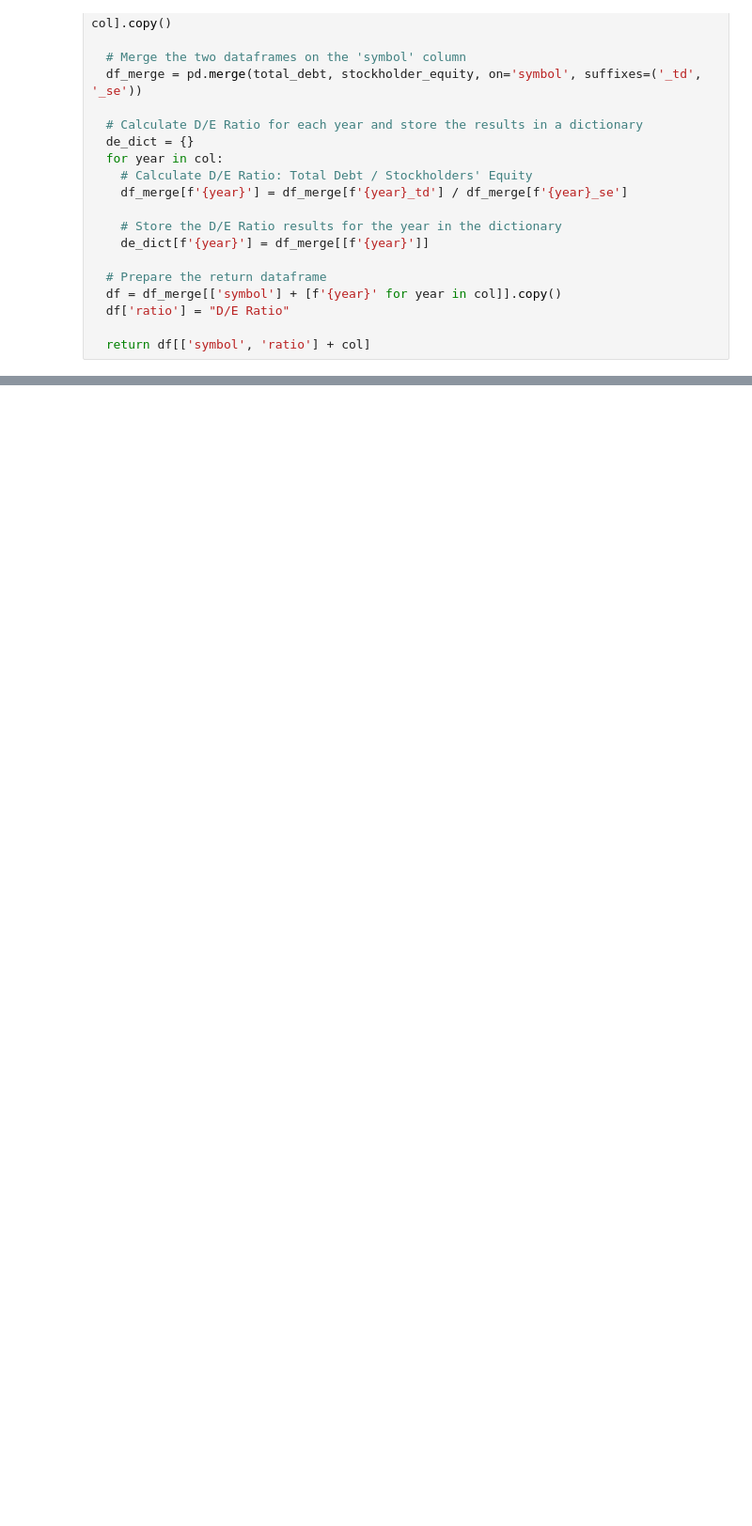
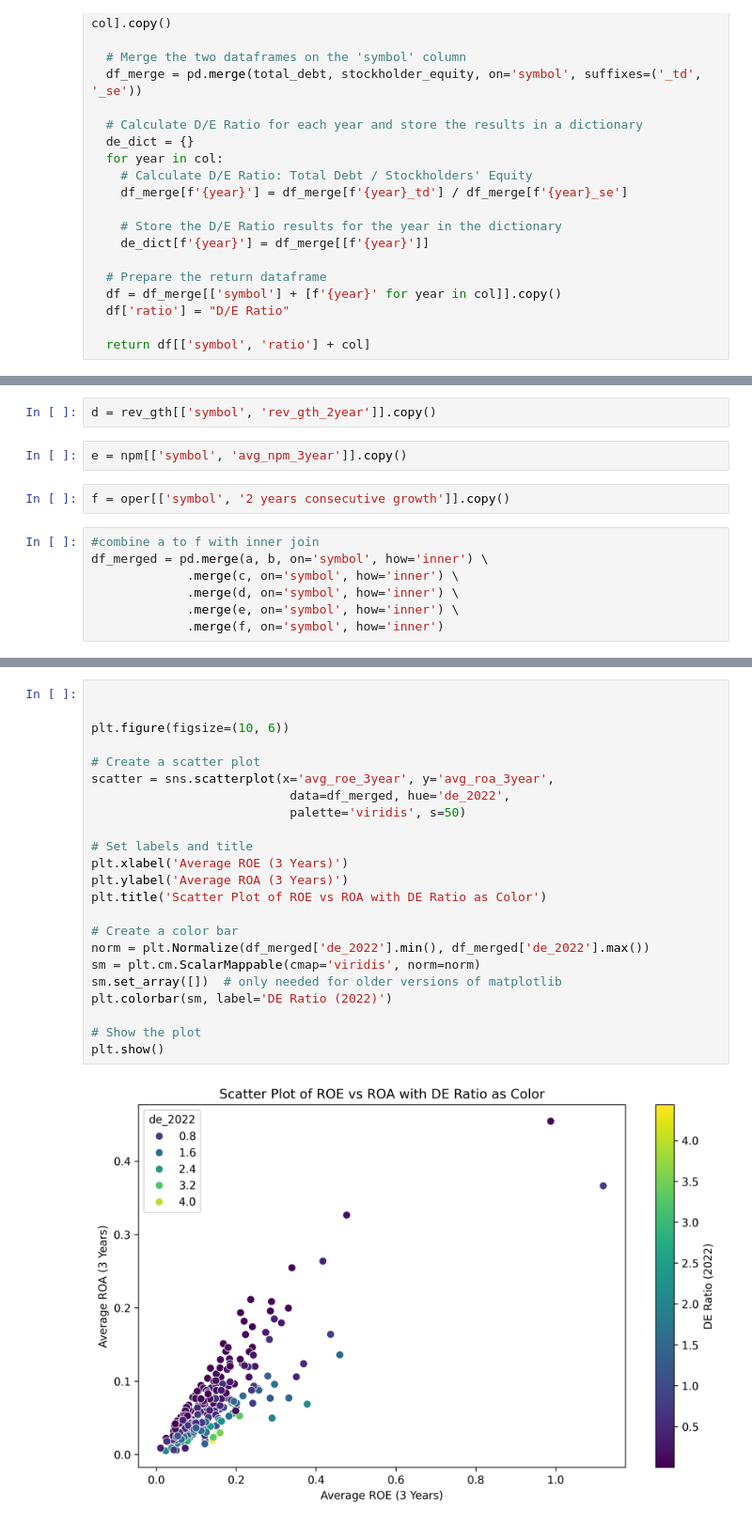
Before and after one commit to suparuek2405/Stock-screening-with-python, a Jupyter notebook: Group_assignment_Tacocat_set_yfinance.ipynb, the cells around one changed output, grey strips where cells are left out. Shown at 94% size. Drawn from its saved outputs; the diff is of its cells as text; blank space fills up the shorter version.

```diff
--- a/Group_assignment_Tacocat_set_yfinance.ipynb
+++ b/Group_assignment_Tacocat_set_yfinance.ipynb
@@ -806,0 +741,13 @@ x_pos
+# %%
+d = rev_gth[['symbol', 'rev_gth_2year']].copy()
+# %%
+e = npm[['symbol', 'avg_npm_3year']].copy()
+# %%
+f = oper[['symbol', '2 years consecutive growth']].copy()
+# %%
+#combine a to f with inner join
+df_merged = pd.merge(a, b, on='symbol', how='inner') \
+             .merge(c, on='symbol', how='inner') \
+             .merge(d, on='symbol', how='inner') \
+             .merge(e, on='symbol', how='inner') \
+             .merge(f, on='symbol', how='inner')
@@ -806,0 +770,25 @@ x_pos
+# %%
+
+
+plt.figure(figsize=(10, 6))
+
+# Create a scatter plot
+scatter = sns.scatterplot(x='avg_roe_3year', y='avg_roa_3year',
+                           data=df_merged, hue='de_2022',
+                           palette='viridis', s=50)
+
+# Set labels and title
+plt.xlabel('Average ROE (3 Years)')
+plt.ylabel('Average ROA (3 Years)')
+plt.title('Scatter Plot of ROE vs ROA with DE Ratio as Color')
+
+# Create a color bar
+norm = plt.Normalize(df_merged['de_2022'].min(), df_merged['de_2022'].max())
+sm = plt.cm.ScalarMappable(cmap='viridis', norm=norm)
+sm.set_array([])  # only needed for older versions of matplotlib
+plt.colorbar(sm, label='DE Ratio (2022)')
+
+# Show the plot
+plt.show()
+# %% [output]
+[figure, added]
```
Also changed, not shown: parts of 10 cells of this notebook.
